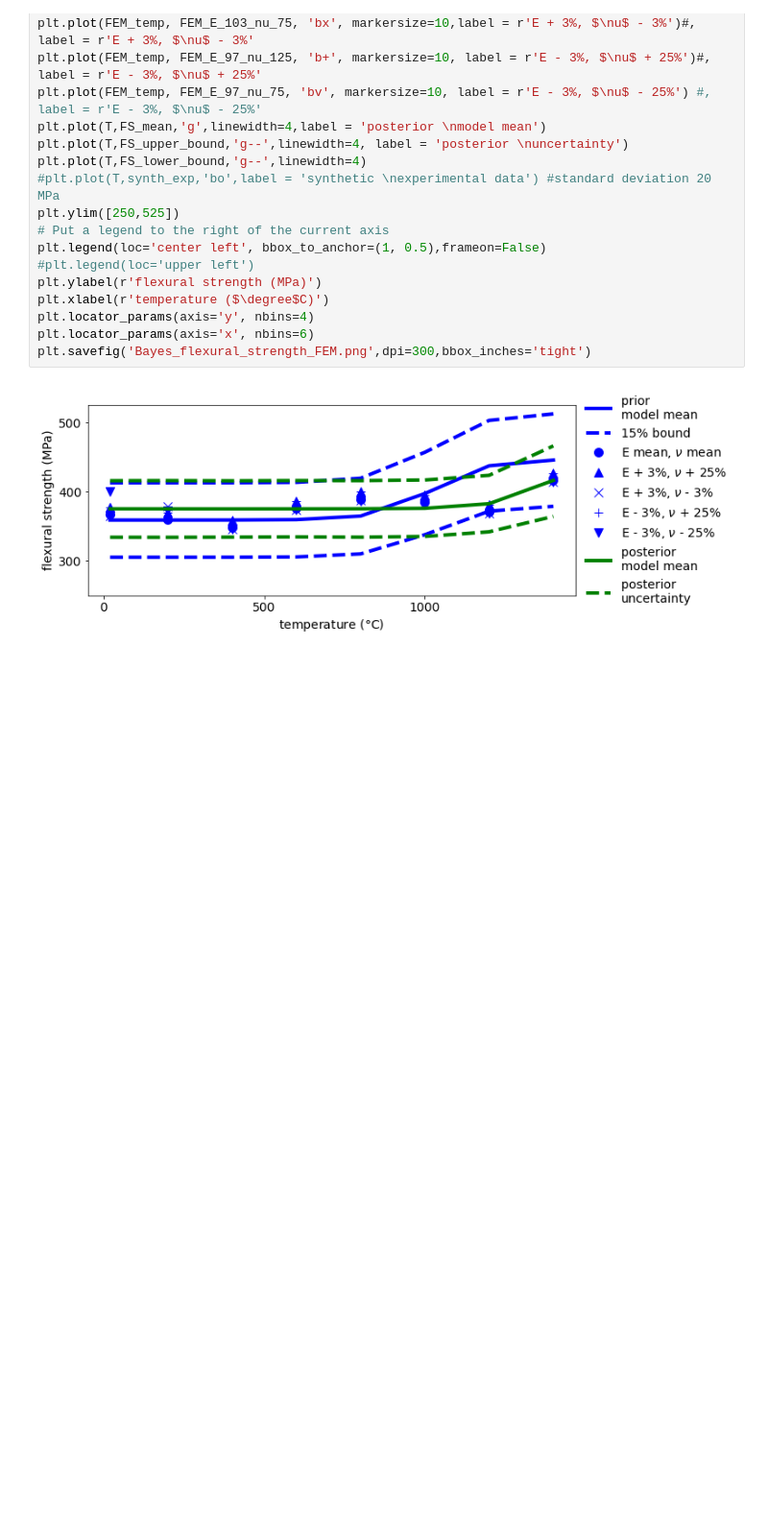
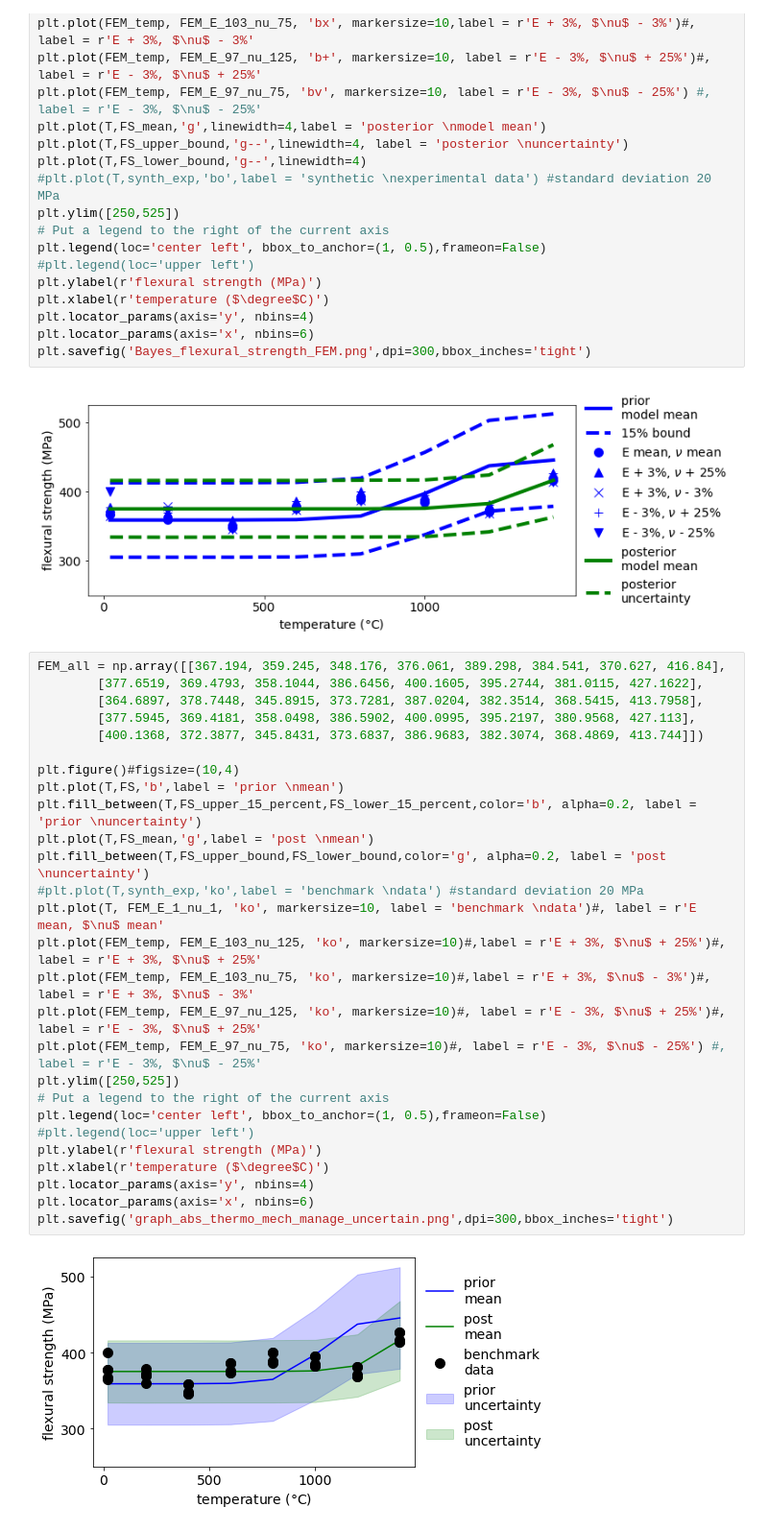
Before and after one commit to ChenReaction/managing_uncertainty, a Jupyter notebook: Bayes_flex_strength_FEM_graphical_abstract.ipynb, the cells around one changed output. Shown at 96% size. Cells and saved outputs as stored; diff of their text form; blank space fills up the shorter version.

```diff
--- a/Bayes_flex_strength_FEM_graphical_abstract.ipynb
+++ b/Bayes_flex_strength_FEM_graphical_abstract.ipynb
@@ -267,3 +269,32 @@ plt.locator_params(axis='x', nbins=6)
 plt.savefig('Bayes_flexural_strength_FEM.png',dpi=300,bbox_inches='tight')
 # %% [output]
 [figure]
+# %%
+FEM_all = np.array([[367.194, 359.245, 348.176, 376.061, 389.298, 384.541, 370.627, 416.84],
+        [377.6519, 369.4793, 358.1044, 386.6456, 400.1605, 395.2744, 381.0115, 427.1622],
+        [364.6897, 378.7448, 345.8915, 373.7281, 387.0204, 382.3514, 368.5415, 413.7958],
+        [377.5945, 369.4181, 358.0498, 386.5902, 400.0995, 395.2197, 380.9568, 427.113],
+        [400.1368, 372.3877, 345.8431, 373.6837, 386.9683, 382.3074, 368.4869, 413.744]])
+
+plt.figure()#figsize=(10,4)
+plt.plot(T,FS,'b',label = 'prior \nmean')
+plt.fill_between(T,FS_upper_15_percent,FS_lower_15_percent,color='b', alpha=0.2, label = 'prior \nuncertainty')
+plt.plot(T,FS_mean,'g',label = 'post \nmean')
+plt.fill_between(T,FS_upper_bound,FS_lower_bound,color='g', alpha=0.2, label = 'post \nuncertainty')
+#plt.plot(T,synth_exp,'ko',label = 'benchmark \ndata') #standard deviation 20 MPa
+plt.plot(T, FEM_E_1_nu_1, 'ko', markersize=10, label = 'benchmark \ndata')#, label = r'E mean, $\nu$ mean'
+plt.plot(FEM_temp, FEM_E_103_nu_125, 'ko', markersize=10)#,label = r'E + 3%, $\nu$ + 25%')#, label = r'E + 3%, $\nu$ + 25%'
+plt.plot(FEM_temp, FEM_E_103_nu_75, 'ko', markersize=10)#,label = r'E + 3%, $\nu$ - 3%')#, label = r'E + 3%, $\nu$ - 3%'
+plt.plot(FEM_temp, FEM_E_97_nu_125, 'ko', markersize=10)#, label = r'E - 3%, $\nu$ + 25%')#, label = r'E - 3%, $\nu$ + 25%'
+plt.plot(FEM_temp, FEM_E_97_nu_75, 'ko', markersize=10)#, label = r'E - 3%, $\nu$ - 25%') #, label = r'E - 3%, $\nu$ - 25%'
+plt.ylim([250,525])
+# Put a legend to the right of the current axis
+plt.legend(loc='center left', bbox_to_anchor=(1, 0.5),frameon=False)
+#plt.legend(loc='upper left')
+plt.ylabel(r'flexural strength (MPa)')
+plt.xlabel(r'temperature ($\degree$C)')
+plt.locator_params(axis='y', nbins=4)
+plt.locator_params(axis='x', nbins=6)
+plt.savefig('graph_abs_thermo_mech_manage_uncertain.png',dpi=300,bbox_inches='tight')
+# %% [output]
+[figure, added]
```
Also changed, not shown: parts of 3 cells of this notebook, 1 other file.
